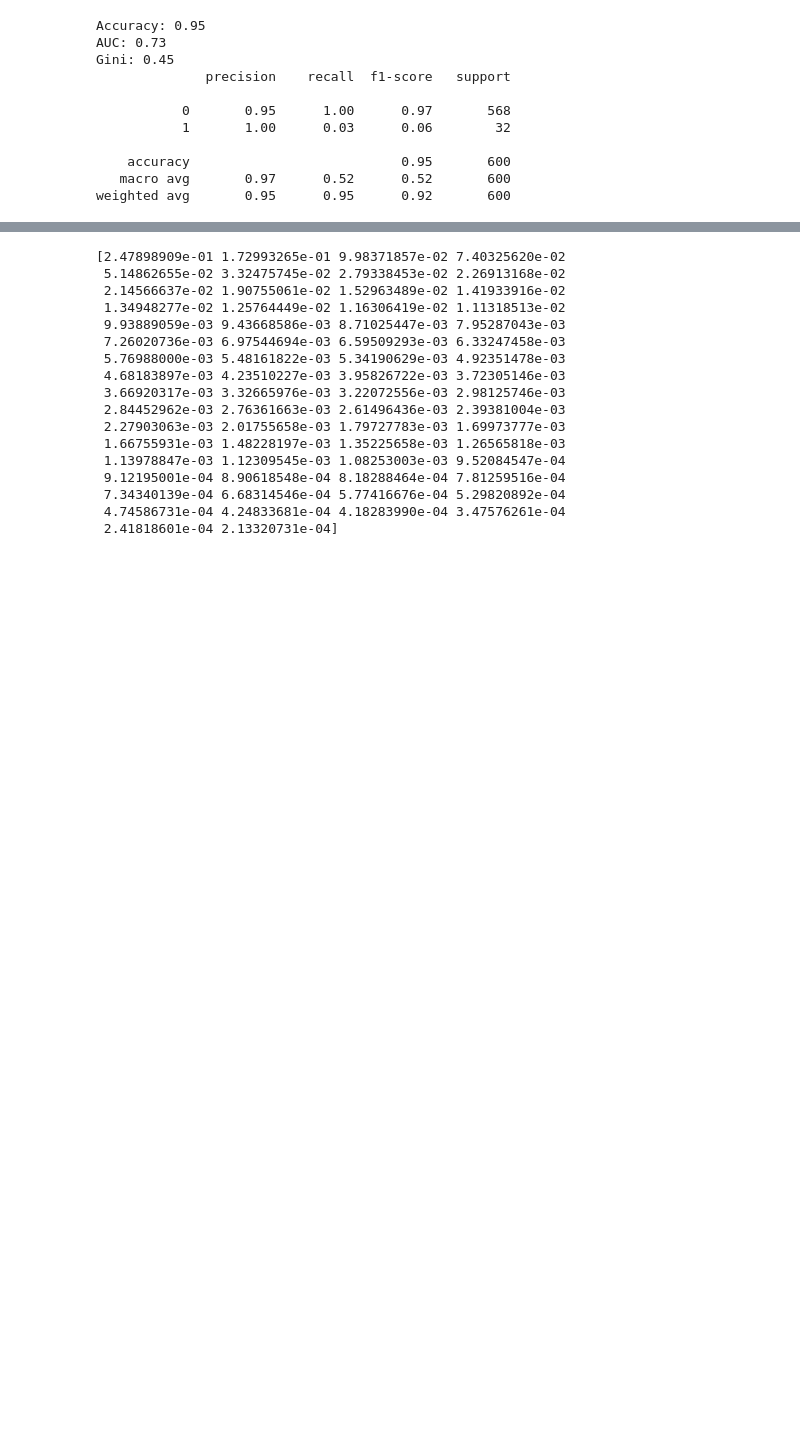
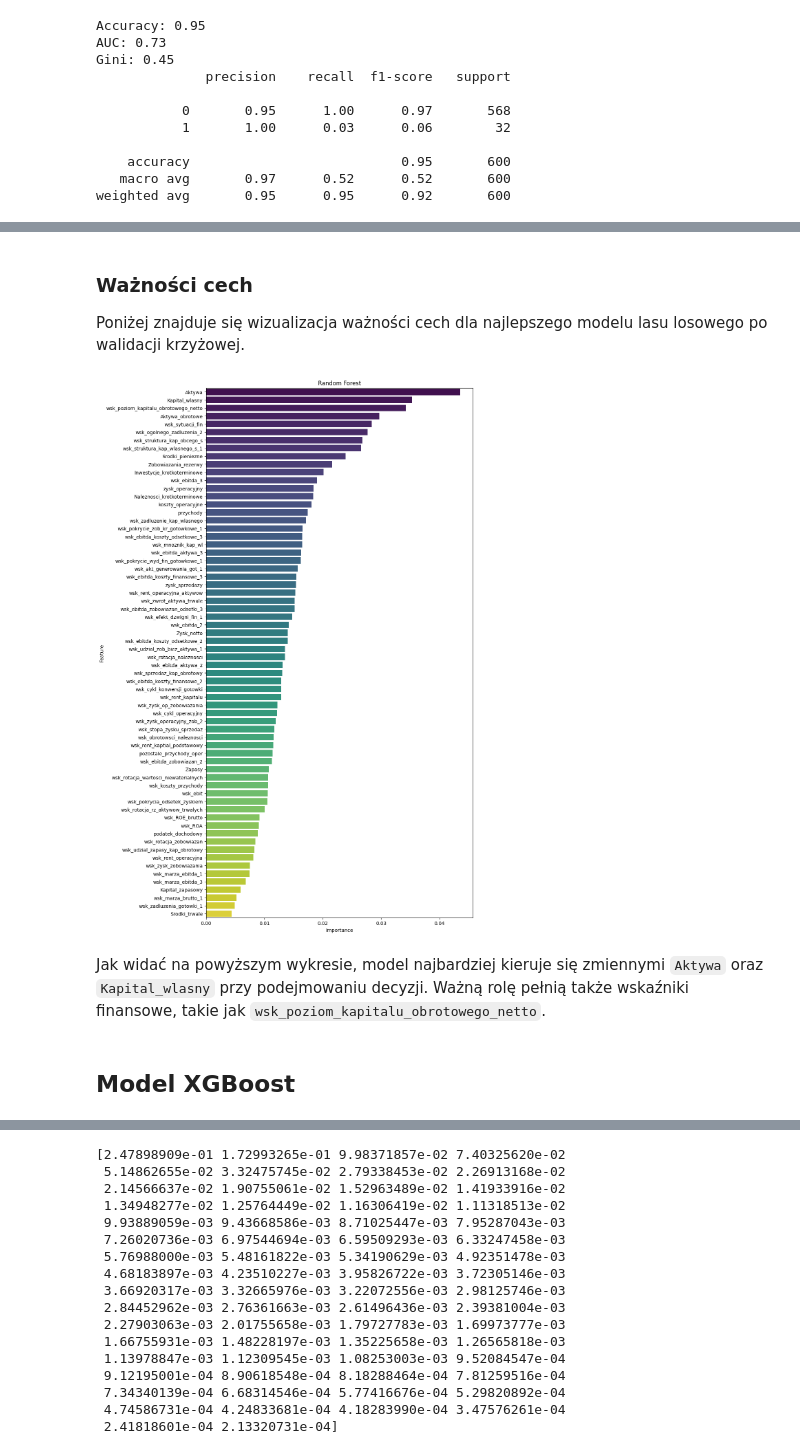
Before and after one commit to wojtek2288/interpretowalnosc, a Jupyter notebook: projekt.ipynb, the cells around one changed output, grey strips where cells are left out. Saved outputs shown, nothing was run; the diff lists cells and outputs as text; code cells hidden in the pictures; blank space fills up the shorter version.

```diff
--- a/projekt.ipynb
+++ b/projekt.ipynb
@@ -216,0 +154,3 @@ data.shape
+# %%
+variance = data[numeric_features].var()
+numeric_features = remove_columns(data, variance[variance == 0].index)
@@ -371,23 +329,0 @@ data.head()
-# %%
-model = RandomForestClassifier(n_estimators=RANDOM_FORREST_N_ESTIMATORS, random_state=RANDOM_STATE)
-
-# Calibrate the classifier using Platt scaling
-calibrated = CalibratedClassifierCV(model, method='sigmoid', cv='prefit')
-#calibrated_classifier.fit(X_train, y_train)
-
-model.fit(X_train, y_train)
-
-# Train the model
-calibrated.fit(X_train, y_train)
-
-# Make predictions on the test set
-y_pred = calibrated.predict(X_test)
-
-# Evaluate the accuracy of the model
-accuracy = accuracy_score(y_test, y_pred)
-auc, gini = calculate_auc_gini(y_test, calibrated.predict_proba(X_test)[:, 1])
-report = classification_report(y_test, y_pred)
-print(f'Accuracy: {accuracy:.2f}')
-print(f'AUC: {auc:.2f}')
-print(f'Gini: {gini:.2f}')
-print(report)
@@ -516,7 +360,7 @@ weighted avg       0.90      0.94      0.92       600
 # %%
 model = RandomForestClassifier(n_estimators=RANDOM_FORREST_N_ESTIMATORS, random_state=RANDOM_STATE)
 
-scores = cross_validate(model, X_train, y_train, cv=10, scoring='roc_auc', return_estimator=True)
+scores = cross_validate(model, X_train, y_train, cv=10, scoring='roc_auc', return_estimator=True, n_jobs=-1)
 
 max_gini = -np.inf
 best_estimator = model
@@ -565,3 +386,28 @@ features
+# %% [markdown]
+### Ważności cech
+
+Poniżej znajduje się wizualizacja ważności cech dla najlepszego modelu lasu losowego po walidacji krzyżowej.
+# %%
+feature_importances = best_estimator.feature_importances_
+
+feature_importance_df = pd.DataFrame({'Feature': features.columns, 'Importance': feature_importances})
+
+# Sort the DataFrame by importance in descending order
+feature_importance_df = feature_importance_df.sort_values(by='Importance', ascending=False)
+
+# Plot feature importances
+plt.figure(figsize=(10, 20))
+sns.barplot(x='Importance', y='Feature', data=feature_importance_df, palette='viridis')
+plt.title("Random Forest")
+plt.xlabel('Importance')
+plt.ylabel('Feature')
+plt.show()
+# %% [output]
+[figure, added]
+# %% [markdown]
+Jak widać na powyższym wykresie, model najbardziej kieruje się zmiennymi `Aktywa` oraz `Kapital_wlasny` przy podejmowaniu decyzji. Ważną rolę pełnią także wskaźniki finansowe, takie jak `wsk_poziom_kapitalu_obrotowego_netto`.
+# %% [markdown]
+## Model XGBoost
 # %%
 from sklearn.preprocessing import StandardScaler
 names = list(features.columns)
```
Also changed, not shown: parts of 60 cells of this notebook.
